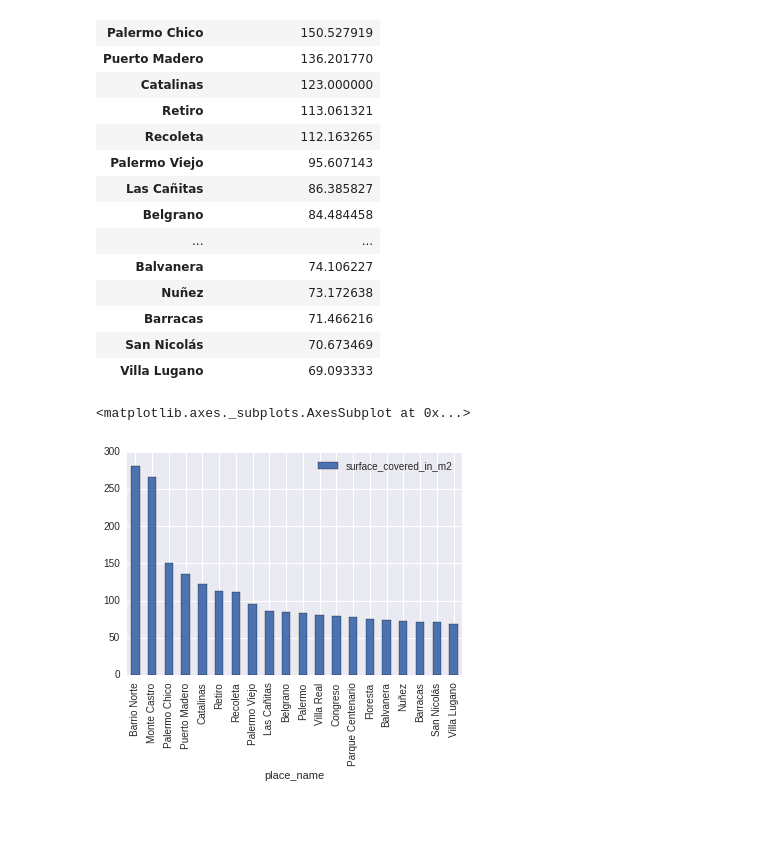
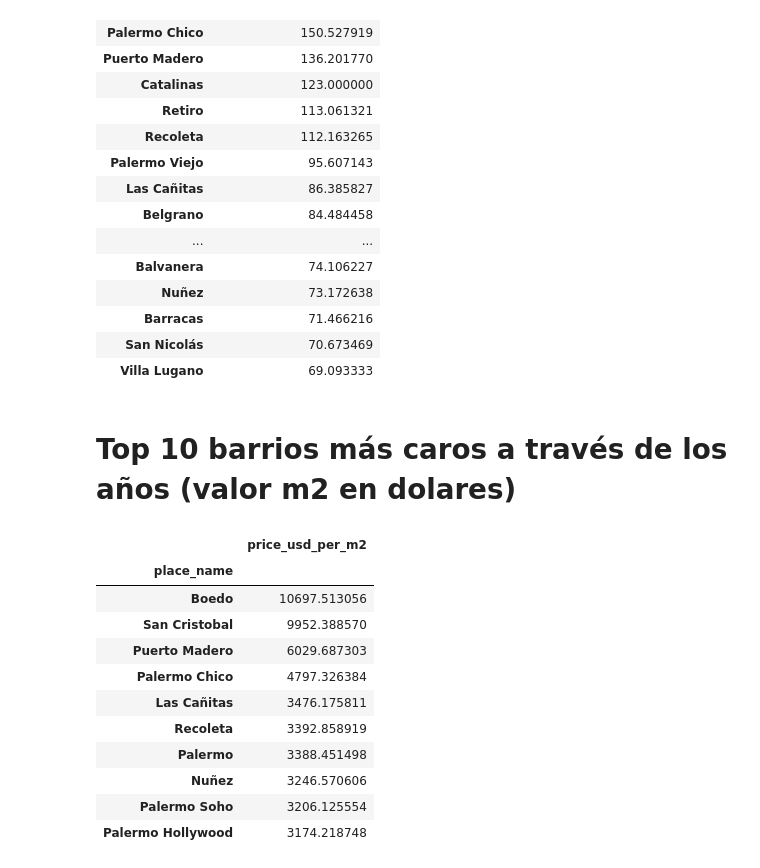
Before and after one commit to BrigliaAn/OrganizacionDeDatos, a Jupyter notebook: Analisis Exploratorio.ipynb, the cells around one changed output. Drawn from its saved outputs; the diff is of its cells as text; code cells hidden in the pictures; blank space fills up the shorter version.

```diff
--- a/Analisis Exploratorio.ipynb
+++ b/Analisis Exploratorio.ipynb
@@ -207,8 +216,25 @@ top_20_2017
 | Barracas | 71.466216 |
 | San Nicolás | 70.673469 |
 | Villa Lugano | 69.093333 |
-# %%
-top_20_2017.plot.bar()
-# %% [output]
-<matplotlib.axes._subplots.AxesSubplot at 0x...>
-[figure, removed]
+# %% [markdown]
+# Top 10 barrios más caros a través de los años (valor m2 en dolares)
+# %%
+#Calculamos el valor promedio del m2 en dolares por cada barrio y nos quedamos con los 10 barrios con el mayor valor
+#Primero nos aseguramos que en el frame haya datos de solo el 2017
+
+props_2017_usd = props_2017[(props_2017['created_on'] > '2017-01-01') & (props_2017['created_on'] < '2018-01-01')]
+props_2017_usd = props_2017_usd[props_2017_usd['state_name'] == 'Capital Federal']
+top_10_2017 = props_2017_usd.groupby('place_name').agg({'price_usd_per_m2': np.mean}).sort_values('price_usd_per_m2',ascending=False).head(10)
+# %% [output]
+|  | price_usd_per_m2 |
+| place_name |  |
+| Boedo | 10697.513056 |
+| San Cristobal | 9952.388570 |
+| Puerto Madero | 6029.687303 |
+| Palermo Chico | 4797.326384 |
+| Las Cañitas | 3476.175811 |
+| Recoleta | 3392.858919 |
+| Palermo | 3388.451498 |
+| Nuñez | 3246.570606 |
+| Palermo Soho | 3206.125554 |
+| Palermo Hollywood | 3174.218748 |
```
Also changed, not shown: parts of 6 cells of this notebook.
